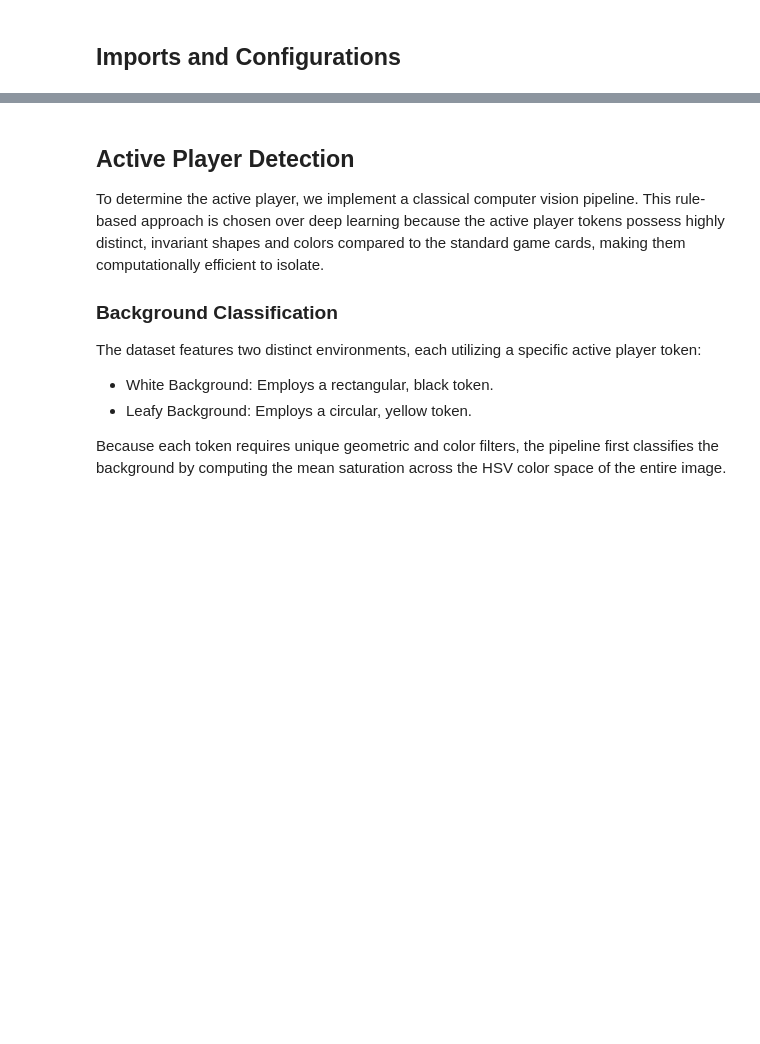
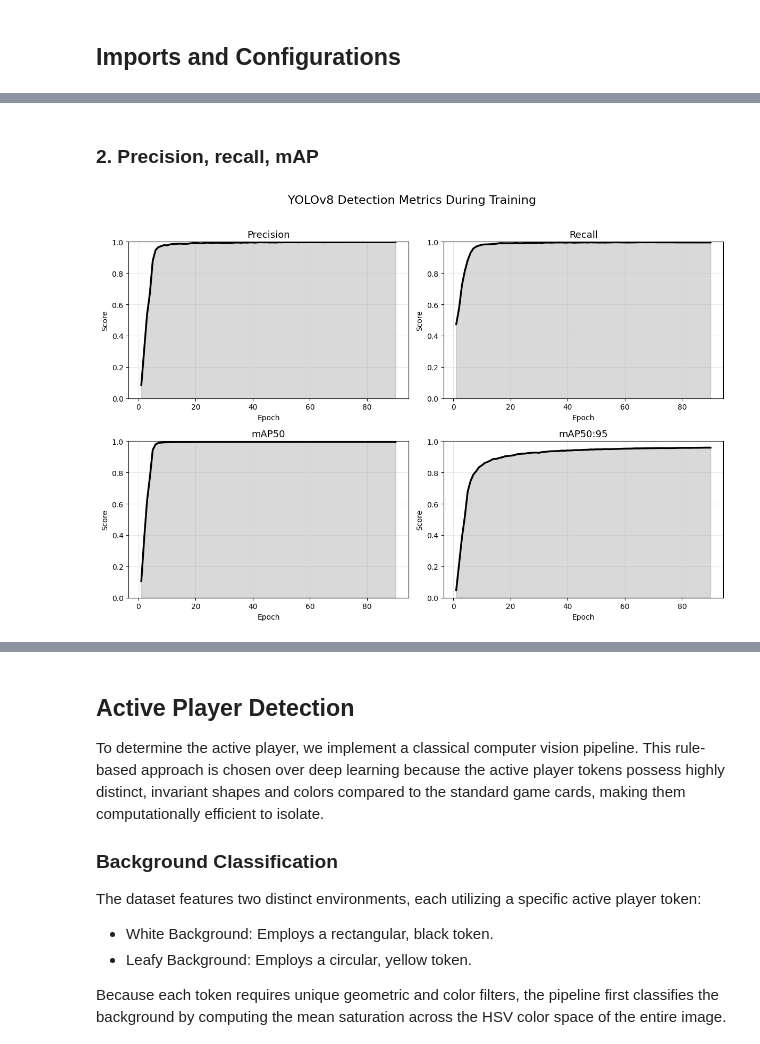
Before and after one commit to theolemonnier/iapr_uno_competition, a Jupyter notebook: report.ipynb, the cells around one changed output, grey strips where cells are left out. Cells and saved outputs as stored; diff of their text form; code cells hidden in the pictures; blank space fills up the shorter version.

```diff
--- a/report.ipynb
+++ b/report.ipynb
@@ -72,0 +170,51 @@ Keeping a single background-classification primitive shared between both subsyst
+# %% [markdown]
+### 2. Precision, recall, mAP
+# %%
+import matplotlib.pyplot as plt
+
+metrics = {
+    "metrics/precision(B)": "Precision",
+    "metrics/recall(B)": "Recall",
+    "metrics/mAP50(B)": "mAP50",
+    "metrics/mAP50-95(B)": "mAP50:95"
+}
+
+fig, axes = plt.subplots(2, 2, figsize=(12, 8))
+axes = axes.flatten()
+
+for ax, (col, title) in zip(axes, metrics.items()):
+
+    if col in df.columns:
+
+        ax.plot(
+            df["epoch"],
+            df[col],
+            color="black",
+            linewidth=2.5
+        )
+
+        # light area under curve
+        ax.fill_between(
+            df["epoch"],
+            df[col],
+            alpha=0.15,
+            color="black"
+        )
+
+    ax.set_title(title, fontsize=13)
+    ax.set_xlabel("Epoch")
+    ax.set_ylabel("Score")
+
+    ax.grid(alpha=0.3)
+    ax.set_ylim(0, 1)
+
+plt.suptitle(
+    "YOLOv8 Detection Metrics During Training",
+    fontsize=16,
+    y=1.02
+)
+
+plt.tight_layout()
+plt.show()
+# %% [output]
+[figure, added]
```
Also changed, not shown: parts of 17 cells of this notebook.
